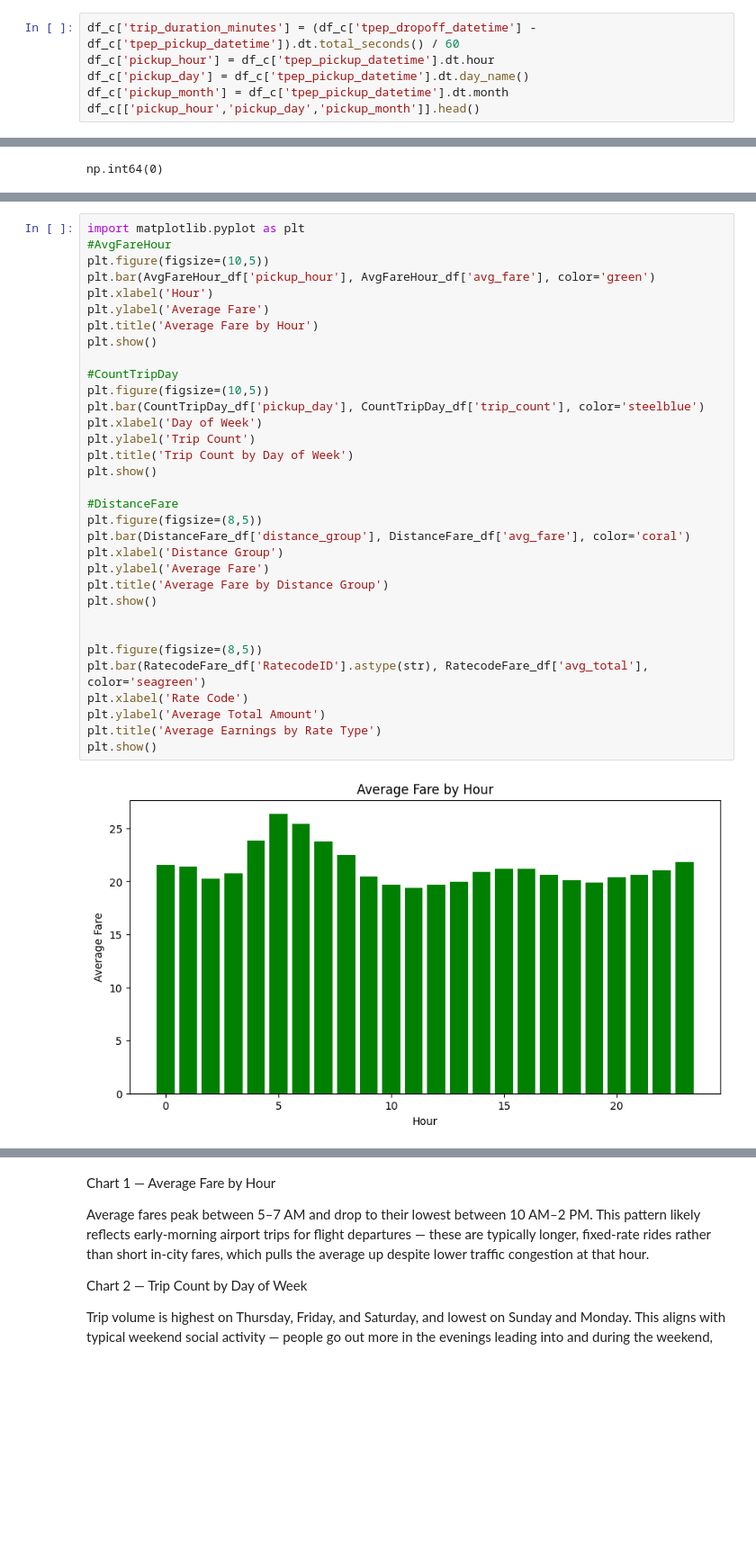
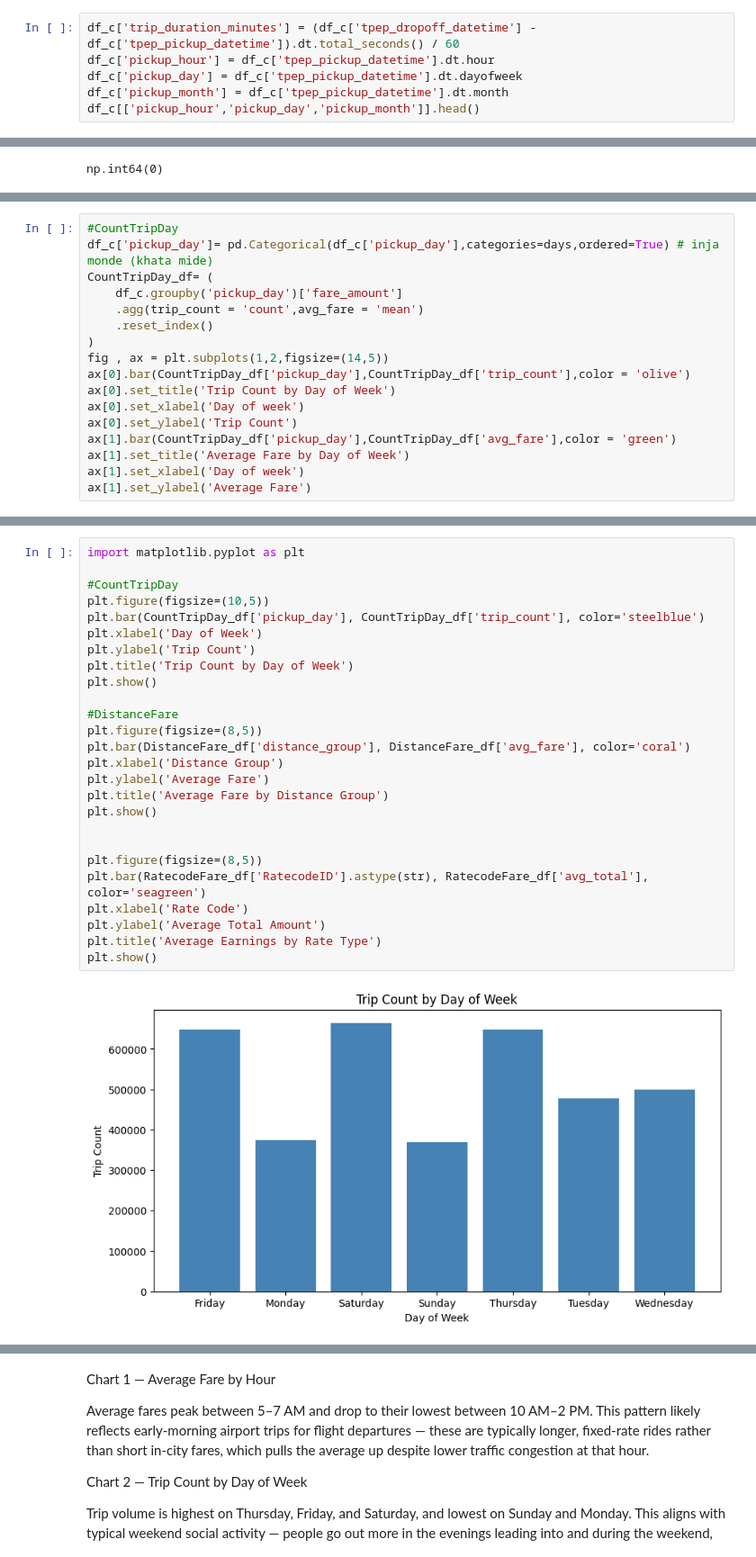
Before and after one commit to sogandghiami/Uber_taxi, a Jupyter notebook: nyc_yellow_taxi_analysis.ipynb, the cells around one changed output, grey strips where cells are left out. Shown at 90% size. Drawn from its saved outputs; the diff is of its cells as text; blank space fills up the shorter version.

Commit message:
Created using Colab- Add analysis and insights for two charts(avg fare per hour and trip count per day)

```diff
--- a/nyc_yellow_taxi_analysis.ipynb
+++ b/nyc_yellow_taxi_analysis.ipynb
@@ -108,7 +110,7 @@ df_c['tpep_dropoff_datetime'] = pd.to_datetime(df_c['tpep_dropoff_datetime'])
 # %%
 df_c['trip_duration_minutes'] = (df_c['tpep_dropoff_datetime'] - df_c['tpep_pickup_datetime']).dt.total_seconds() / 60
 df_c['pickup_hour'] = df_c['tpep_pickup_datetime'].dt.hour
-df_c['pickup_day'] = df_c['tpep_pickup_datetime'].dt.day_name()
+df_c['pickup_day'] = df_c['tpep_pickup_datetime'].dt.dayofweek
 df_c['pickup_month'] = df_c['tpep_pickup_datetime'].dt.month
 df_c[['pickup_hour','pickup_day','pickup_month']].head()
 # %% [output]
@@ -177,0 +176,17 @@ AvgFareHour_df
+# %%
+#CountTripDay
+df_c['pickup_day']= pd.Categorical(df_c['pickup_day'],categories=days,ordered=True) # inja monde (khata mide)
+CountTripDay_df= (
+    df_c.groupby('pickup_day')['fare_amount']
+    .agg(trip_count = 'count',avg_fare = 'mean')
+    .reset_index()
+)
+fig , ax = plt.subplots(1,2,figsize=(14,5))
+ax[0].bar(CountTripDay_df['pickup_day'],CountTripDay_df['trip_count'],color = 'olive')
+ax[0].set_title('Trip Count by Day of Week')
+ax[0].set_xlabel('Day of week')
+ax[0].set_ylabel('Trip Count')
+ax[1].bar(CountTripDay_df['pickup_day'],CountTripDay_df['avg_fare'],color = 'green')
+ax[1].set_title('Average Fare by Day of Week')
+ax[1].set_xlabel('Day of week')
+ax[1].set_ylabel('Average Fare')
@@ -222,36 +231,29 @@ RatecodeFare_df = (
 )
 # %%
 import matplotlib.pyplot as plt
-#AvgFareHour
-plt.figure(figsize=(10,5))
-plt.bar(AvgFareHour_df['pickup_hour'], AvgFareHour_df['avg_fare'], color='green')
-plt.xlabel('Hour')
-plt.ylabel('Average Fare')
-plt.title('Average Fare by Hour')
-plt.show()
 
 #CountTripDay
 plt.figure(figsize=(10,5))
 plt.bar(CountTripDay_df['pickup_day'], CountTripDay_df['trip_count'], color='steelblue')
 plt.xlabel('Day of Week')
 plt.ylabel('Trip Count')
 plt.title('Trip Count by Day of Week')
 plt.show()
 
 #DistanceFare
 plt.figure(figsize=(8,5))
 plt.bar(DistanceFare_df['distance_group'], DistanceFare_df['avg_fare'], color='coral')
 plt.xlabel('Distance Group')
 plt.ylabel('Average Fare')
 plt.title('Average Fare by Distance Group')
 plt.show()
 
 
 plt.figure(figsize=(8,5))
 plt.bar(RatecodeFare_df['RatecodeID'].astype(str), RatecodeFare_df['avg_total'], color='seagreen')
 plt.xlabel('Rate Code')
 plt.ylabel('Average Total Amount')
 plt.title('Average Earnings by Rate Type')
 plt.show()
 # %% [output]
-[figure, old version]
+[figure, new version]
```
Also changed, not shown: parts of 9 cells of this notebook.
